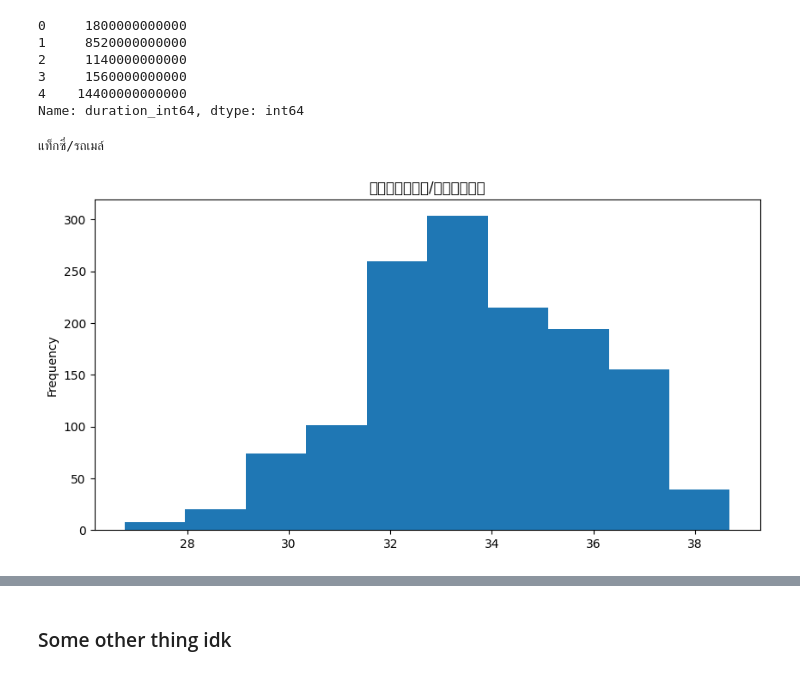
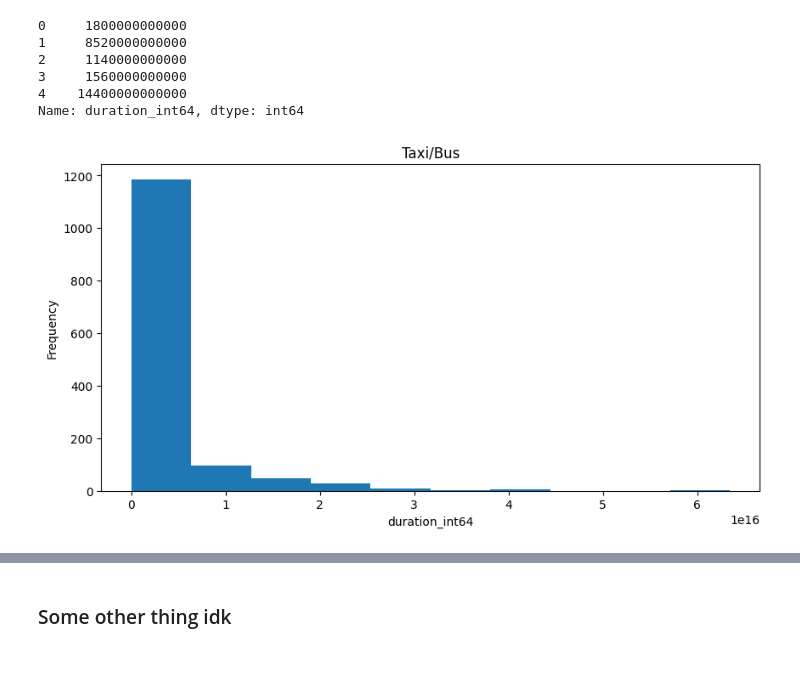
Before and after one commit to KhopSun/ChAMP_DataTrack_DADS, a Jupyter notebook: Question2_Part3.ipynb, the cells around one changed output, grey strips where cells are left out. Saved outputs shown, nothing was run; the diff lists cells and outputs as text; code cells hidden in the pictures.

Commit message:
More trying to plot

```diff
--- a/Question2_Part3.ipynb
+++ b/Question2_Part3.ipynb
@@ -642,14 +642,14 @@ for i in type_list:
 # %% [markdown]
 Since Thai words cannot be displayed for plots, will have to change the 'type' column to English words.
 # %%
-mapper = {
+type_mapper = {
     'แท็กซี่/รถเมล์': 'Taxi/Bus',
     'ความสะอาด': 'Cleanliness',
     'ผิดกฎจราจร': 'Breaking Traffic Rule',
     'เสียง': 'Noise',
     'หาบเร่แผงลอย': 'Hawker stall',
-    'น้ำท่วม': 'Flood',
-    'อื่นๆ': 'Others',
+    'น้ำท่วม': 'Flood 1',
+    'อื่นๆ': 'Others 1',
     'อุปกรณ์ชำรุด': 'Defective equipment',
     'ถนน': 'Road',
     'คนเร่ร่อน': 'Homeless',
@@ -680,13 +680,13 @@ mapper = {
     'คุ้มครองผู้บริโภค': 'Customer protection',
     'ภัยออนไลน์': 'Cyber hazard',
     'ถังดับเพลิง/ประปาหัวแดง': 'Fire extinguisher/hydrant',
-    'ภัยอื่นๆ': 'Other hazards',
+    'ภัยอื่นๆ': 'Others 2',
     'สถานบันเทิง': 'Entertainment venue',
     'สุขภาพ & บัตรทอง': 'Health and Gold card',
     'ถนน ทางเท้า ที่จอดรถ': 'Road-Pavement-Parking Slot',
     'ควันดำ': 'Black Smoke',
     'ผู้พิการ+ใช้ล้อ': 'Disabled (and using wheelchair)',
-    'อุทกภัย': 'Flood',
+    'อุทกภัย': 'Flood 2',
     'ไฟป่า': 'Forest fire',
     'วินมอไซค์': 'Motorbike taxi',
 }
@@ -752,11 +752,12 @@ combined_exploded_averages_df_bkk.head()['duration_int64']
 3     1560000000000
 4    14400000000000
 Name: duration_int64, dtype: int64
+# %%
+combined_exploded_averages_df_bkk['type_eng'] = combined_exploded_averages_df_bkk['type'].map(type_mapper)
 # %%
 for i in type_list:
-    combined_exploded_averages_df_bkk[combined_exploded_averages_df_bkk['type'] == i]['duration_int64_logscale'].plot(kind='hist', title=i, figsize=(10, 5))
-    print(i)
+    combined_exploded_averages_df_bkk[combined_exploded_averages_df_bkk['type_eng'] == type_mapper[i]]['duration_int64'].plot(kind='hist', title=type_mapper[i], figsize=(10, 5), xlabel='duration_int64')
+    # print(i)
     break
 # %% [output]
-แท็กซี่/รถเมล์
-[figure, old version]
+[figure, new version]
```
Also changed, not shown: parts of 1 cell of this notebook.
